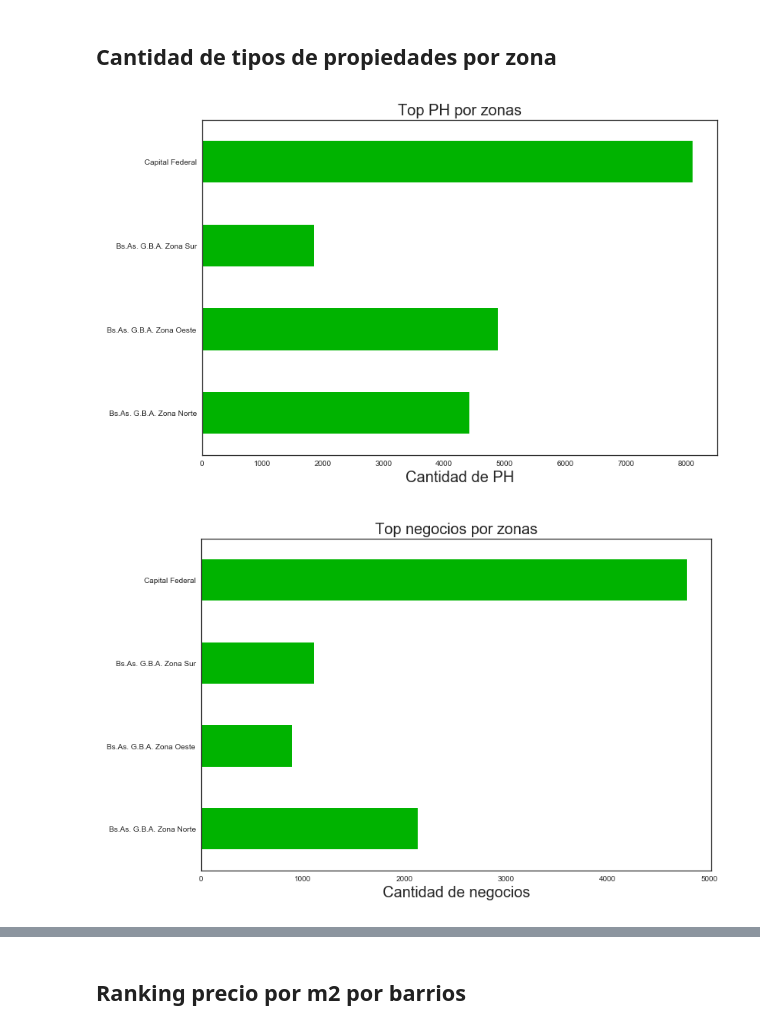
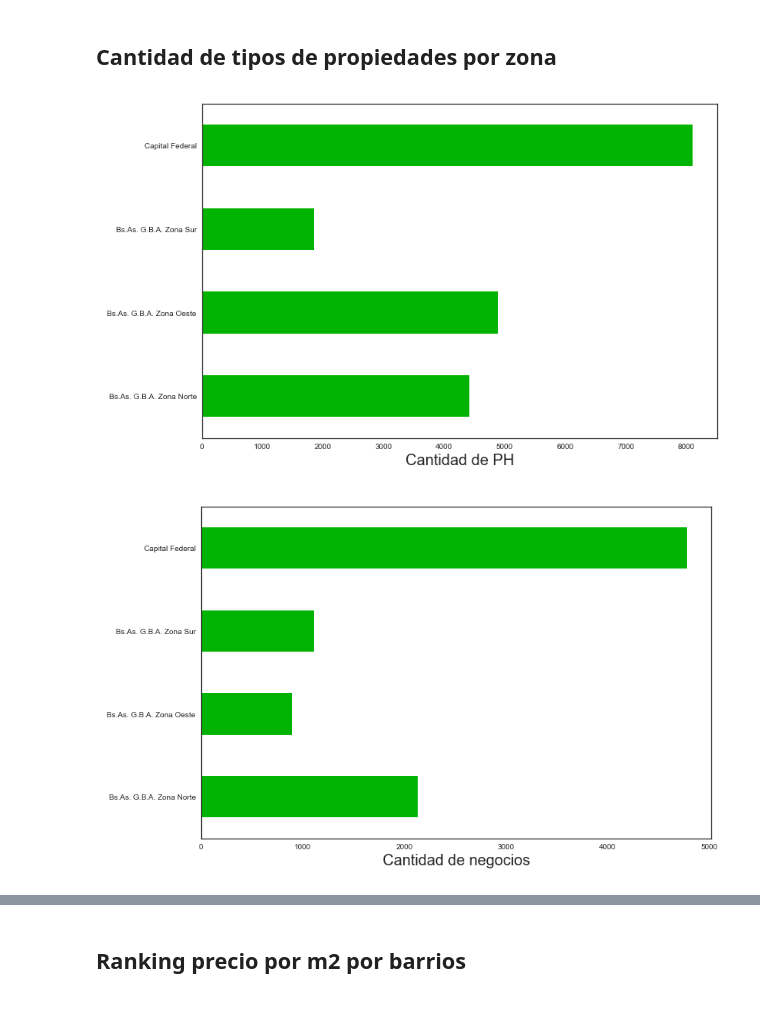
Before and after one commit to AlejandroDaneri/Machine-Learning-Properati, a Jupyter notebook: TP.ipynb, the cells around one changed output, grey strips where cells are left out. Saved outputs shown, nothing was run; the diff lists cells and outputs as text; code cells hidden in the pictures.

```diff
--- a/TP.ipynb
+++ b/TP.ipynb
@@ -123,25 +123,23 @@ plt.show()
 # %%
 ranking_tipos = properati_filtrado.loc[properati_filtrado['property_type']=='PH'].groupby('state_name').count()['created_on']
 ranking_tipos.plot(kind='barh',figsize=TAM_IMG,color='#00b300')
 titulo = 'Top PH por zonas'
-plt.title(titulo,size=20)
 plt.ylabel('')
 plt.xlabel('Cantidad de PH')
 guardar_imagen(titulo)
 plt.show()
 # %% [output]
-[figure, old version]
+[figure, new version]
 # %%
 ranking_tipos = properati_filtrado.loc[properati_filtrado['property_type']=='store'].groupby('state_name').count()['created_on']
 ranking_tipos.plot(kind='barh',figsize=TAM_IMG,color='#00b300')
 titulo = 'Top negocios por zonas'
-plt.title(titulo,size=20)
 plt.ylabel('')
 plt.xlabel('Cantidad de negocios')
 guardar_imagen(titulo)
 plt.show()
 # %% [output]
-[figure, old version]
+[figure, new version]
 # %%
 ranking_tipos = properati_filtrado.loc[properati_filtrado['property_type']=='apartment'].groupby('state_name').count()['created_on']
 ranking_tipos.plot(kind='barh',figsize=TAM_IMG,color='#00b300')
```
Also changed, not shown: parts of 12 cells of this notebook.
